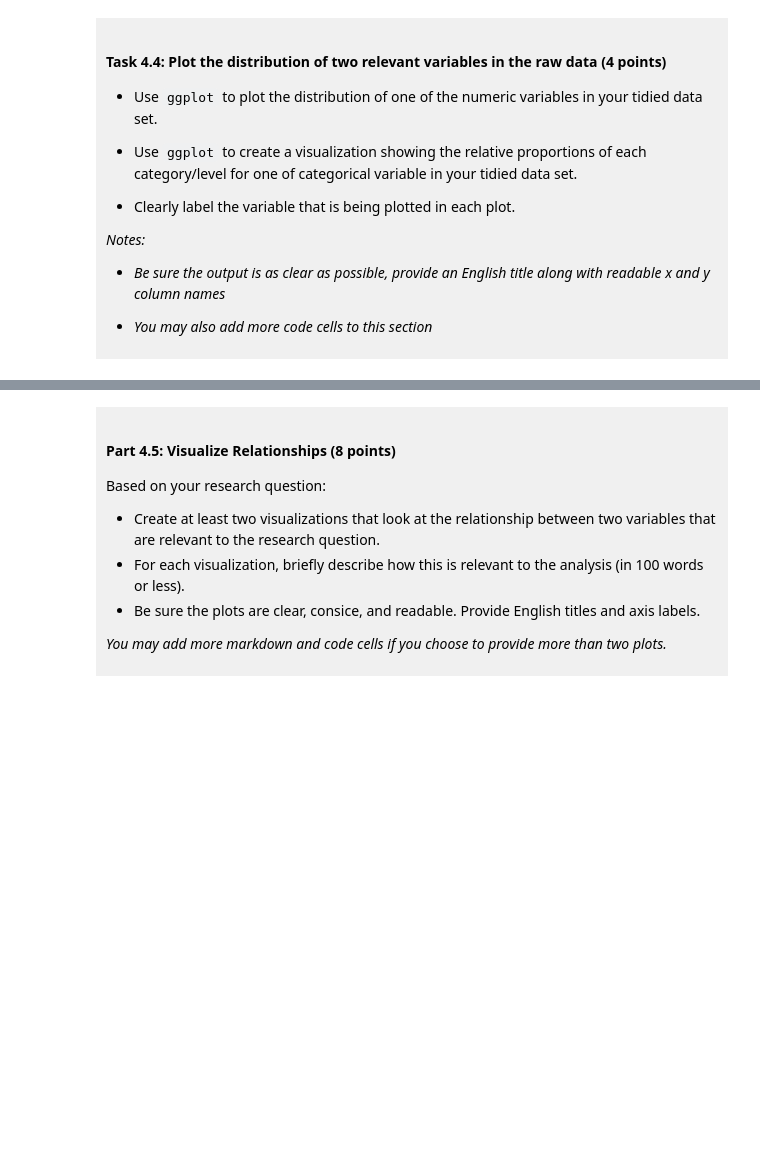
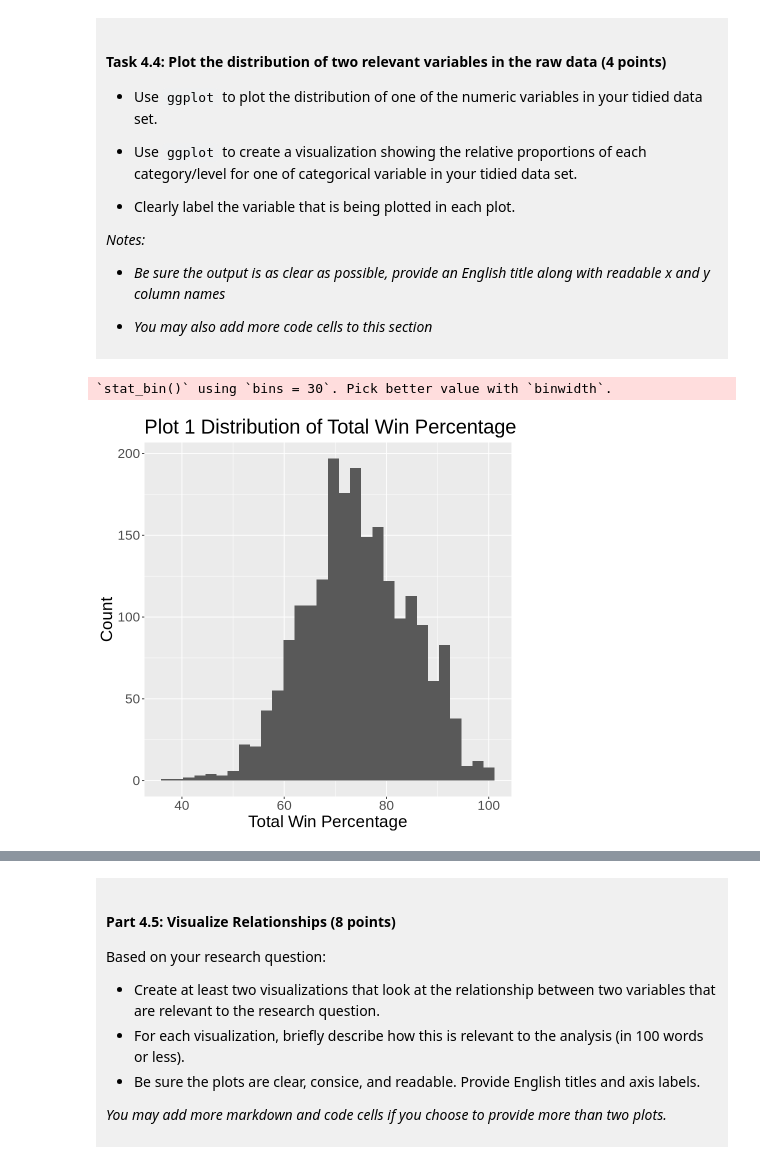
Before and after one commit to dorisliu200707-cmd/dsci100-project, a Jupyter notebook: dsci-100-project-notebook.ipynb, the cells around one changed output, grey strips where cells are left out. Saved outputs shown, nothing was run; the diff lists cells and outputs as text; code cells hidden in the pictures; blank space fills up the shorter version.

```diff
--- a/dsci-100-project-notebook.ipynb
+++ b/dsci-100-project-notebook.ipynb
@@ -304,5 +350,12 @@ You will refine your research question (if needed) and produce a tidy data set.
 
 </div>
 # %%
-### EDIT THIS CODE CELL FOR PLOT 1 ###
+plot1 <- ggplot(basketball_tidy, aes(x=total_wins_pct)) +
+    geom_histogram() +
+    labs(x="Total Win Percentage", y="Count", title="Plot 1 Distribution of Total Win Percentage") +
+    theme(text=element_text(size=20))
+plot1
+# %% [output]
+`stat_bin()` using `bins = 30`. Pick better value with `binwidth`.
+[figure, added]
 # %%
```
Also changed, not shown: parts of 11 cells of this notebook.
